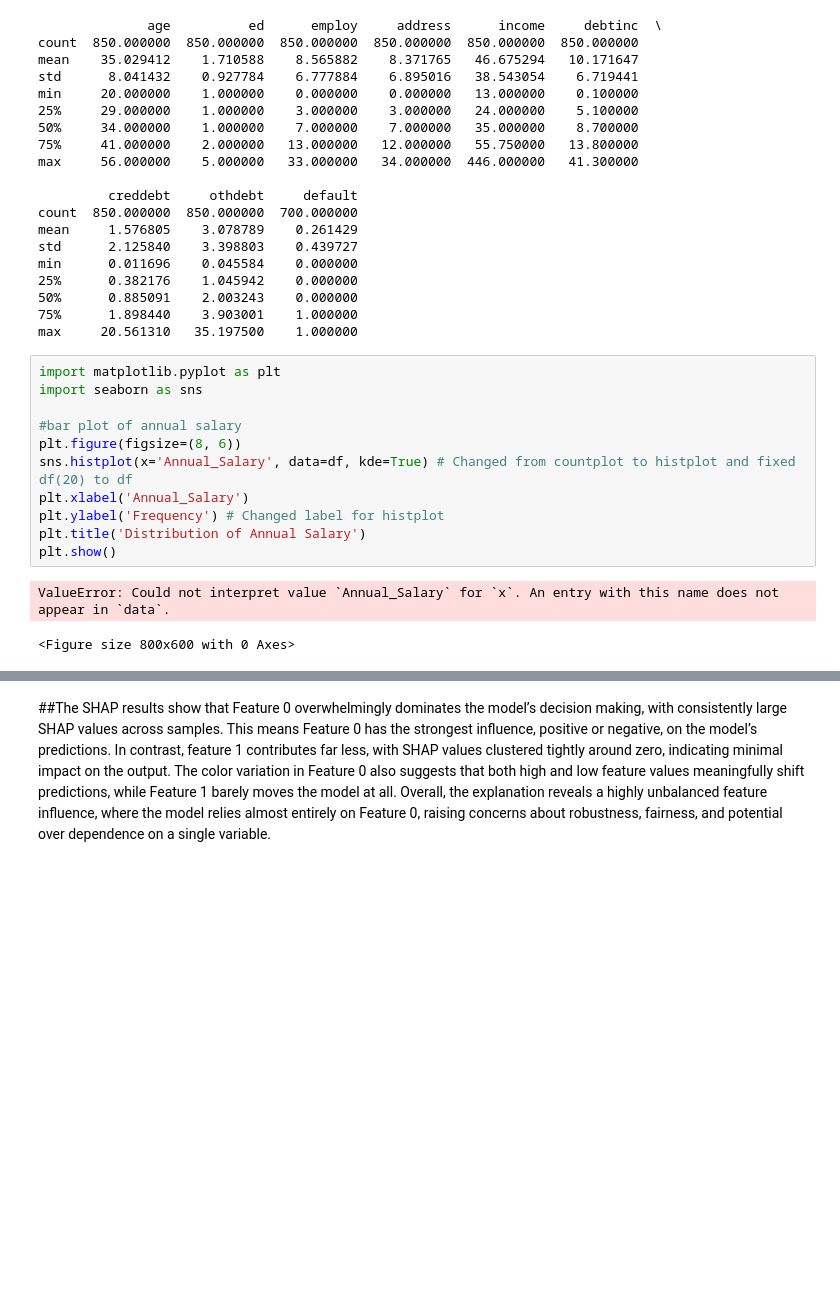
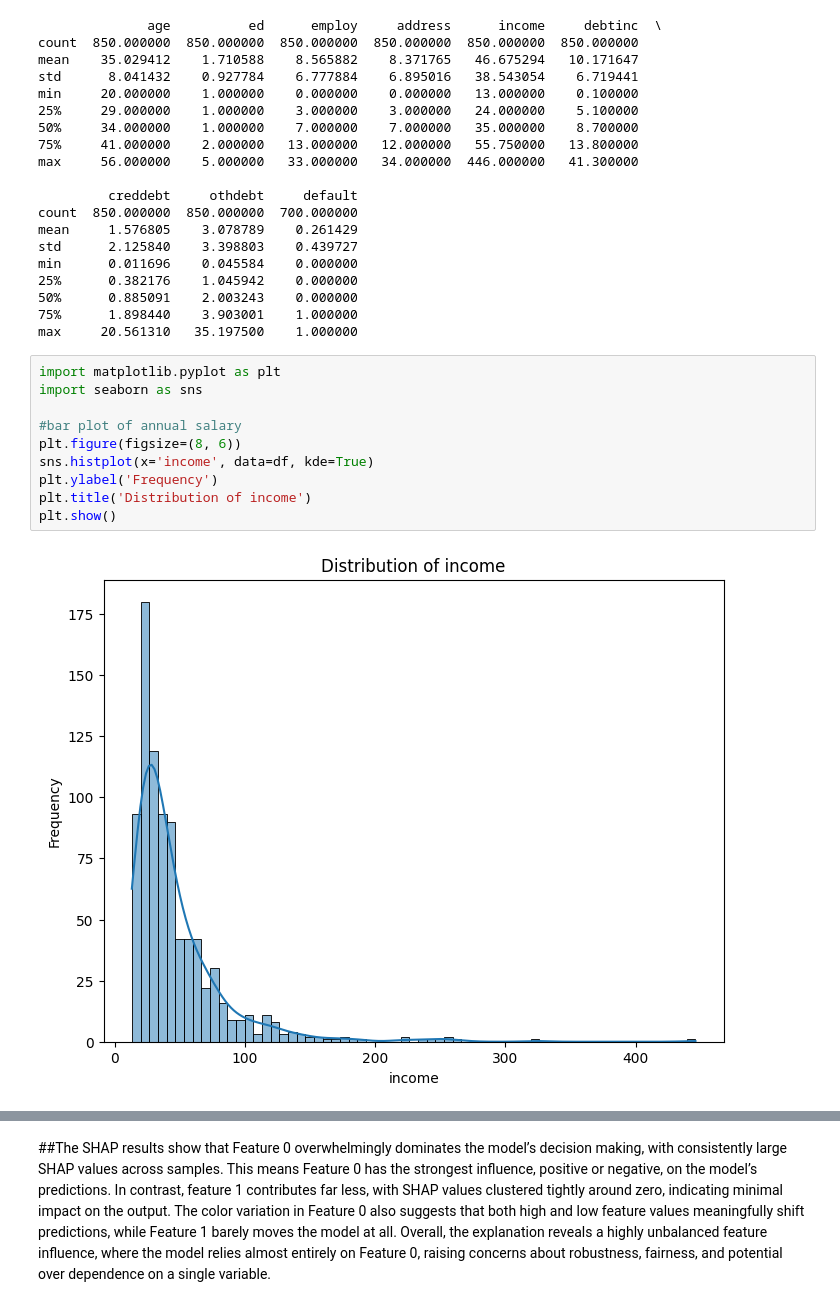
Before and after one commit to christinengalle19-collab/Assignement2New, a Jupyter notebook: Assignment15ai.ipynb, the cells around one changed output, grey strips where cells are left out. Cells and saved outputs as stored; diff of their text form; blank space fills up the shorter version.

```diff
--- a/Assignment15ai.ipynb
+++ b/Assignment15ai.ipynb
@@ -113,17 +116,15 @@ max     20.561310   35.197500    1.000000
 # %%
 import matplotlib.pyplot as plt
 import seaborn as sns
 
 #bar plot of annual salary
 plt.figure(figsize=(8, 6))
-sns.histplot(x='Annual_Salary', data=df, kde=True) # Changed from countplot to histplot and fixed df(20) to df
-plt.xlabel('Annual_Salary')
-plt.ylabel('Frequency') # Changed label for histplot
-plt.title('Distribution of Annual Salary')
+sns.histplot(x='income', data=df, kde=True)
+plt.ylabel('Frequency')
+plt.title('Distribution of income')
 plt.show()
 # %% [output]
-ValueError: Could not interpret value `Annual_Salary` for `x`. An entry with this name does not appear in `data`.
-<Figure size 800x600 with 0 Axes>
+[figure, added]
 # %%
 #Visualize distributions and relationships between features.
 #headmap
```
Also changed, not shown: parts of 11 cells of this notebook.
